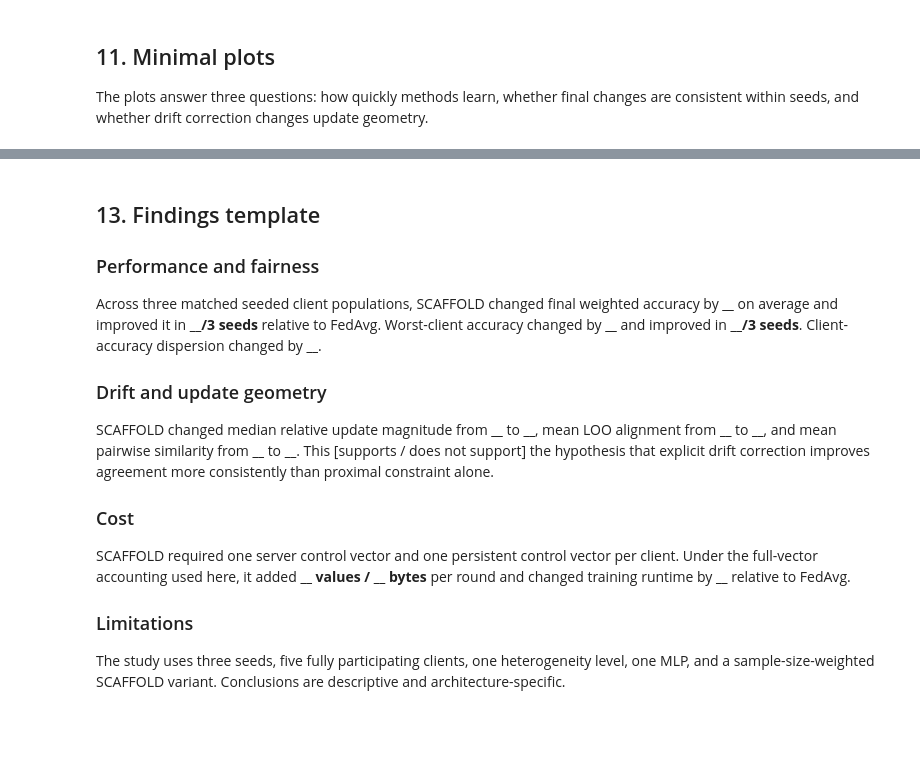
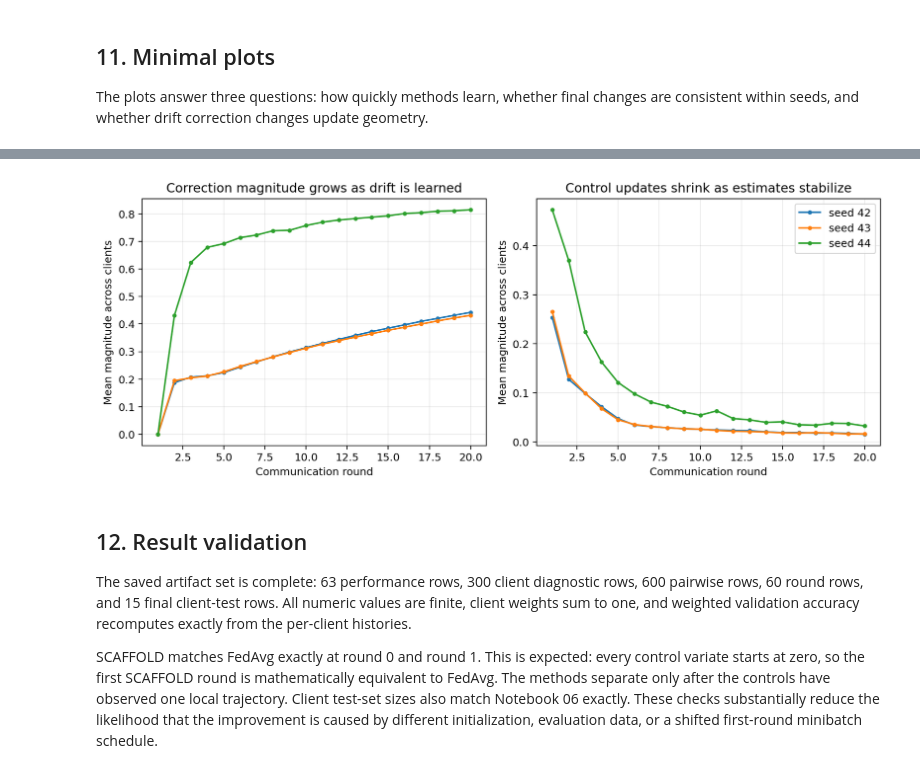
Before and after one commit to khanhhuyenpham/federated-learning-under-heterogeneity, a Jupyter notebook: notebooks/07_scaffold_under_heterogeneity.ipynb, the cells around one changed output, grey strips where cells are left out. Drawn from its saved outputs; the diff is of its cells as text; code cells hidden in the pictures; blank space fills up the shorter version.

```diff
--- a/notebooks/07_scaffold_under_heterogeneity.ipynb
+++ b/notebooks/07_scaffold_under_heterogeneity.ipynb
@@ -709,18 +798,53 @@ With three seeds, report effect directions, mean paired differences, sample stan
-# %% [markdown]
-## 13. Findings template
-
-### Performance and fairness
-
-Across three matched seeded client populations, SCAFFOLD changed final weighted accuracy by **__** on average and improved it in **__/3 seeds** relative to FedAvg. Worst-client accuracy changed by **__** and improved in **__/3 seeds**. Client-accuracy dispersion changed by **__**.
-
-### Drift and update geometry
-
-SCAFFOLD changed median relative update magnitude from **__** to **__**, mean LOO alignment from **__** to **__**, and mean pairwise similarity from **__** to **__**. This [supports / does not support] the hypothesis that explicit drift correction improves agreement more consistently than proximal constraint alone.
-
-### Cost
-
-SCAFFOLD required one server control vector and one persistent control vector per client. Under the full-vector accounting used here, it added **__ values / __ bytes** per round and changed training runtime by **__** relative to FedAvg.
-
-### Limitations
-
-The study uses three seeds, five fully participating clients, one heterogeneity level, one MLP, and a sample-size-weighted SCAFFOLD variant. Conclusions are descriptive and architecture-specific.
+# %%
+control_trajectory = (
+    scaffold_tables["client_diagnostics"]
+    .groupby(["seed", "round"], as_index=False)
+    .agg(
+        mean_correction_magnitude=("correction_magnitude", "mean"),
+        mean_control_delta_magnitude=("control_delta_magnitude", "mean"),
+    )
+)
+
+fig, axes = plt.subplots(1, 2, figsize=(10.5, 4.2))
+for seed, group in control_trajectory.groupby("seed"):
+    axes[0].plot(
+        group["round"],
+        group["mean_correction_magnitude"],
+        marker="o",
+        markersize=3,
+        label=f"seed {seed}",
+    )
+    axes[1].plot(
+        group["round"],
+        group["mean_control_delta_magnitude"],
+        marker="o",
+        markersize=3,
+        label=f"seed {seed}",
+    )
+
+axes[0].set_title("Correction magnitude grows as drift is learned")
+axes[1].set_title("Control updates shrink as estimates stabilize")
+for ax in axes:
+    ax.set_xlabel("Communication round")
+    ax.set_ylabel("Mean magnitude across clients")
+    ax.grid(alpha=0.25)
+axes[1].legend()
+plt.tight_layout()
+plt.savefig(FIGURE_DIR / "control_state_trajectories.png", dpi=180, bbox_inches="tight")
+plt.show()
+# %% [output]
+[figure, added]
+# %% [markdown]
+## 12. Result validation
+
+The saved artifact set is complete: 63 performance rows, 300 client diagnostic rows,
+600 pairwise rows, 60 round rows, and 15 final client-test rows. All numeric values are
+finite, client weights sum to one, and weighted validation accuracy recomputes exactly
+from the per-client histories.
+
+SCAFFOLD matches FedAvg exactly at round 0 and round 1. This is expected: every control
+variate starts at zero, so the first SCAFFOLD round is mathematically equivalent to
+FedAvg. The methods separate only after the controls have observed one local trajectory.
+Client test-set sizes also match Notebook 06 exactly. These checks substantially reduce
+the likelihood that the improvement is caused by different initialization, evaluation
+data, or a shifted first-round minibatch schedule.
```
Also changed, not shown: parts of 16 cells of this notebook, 34 other files.
